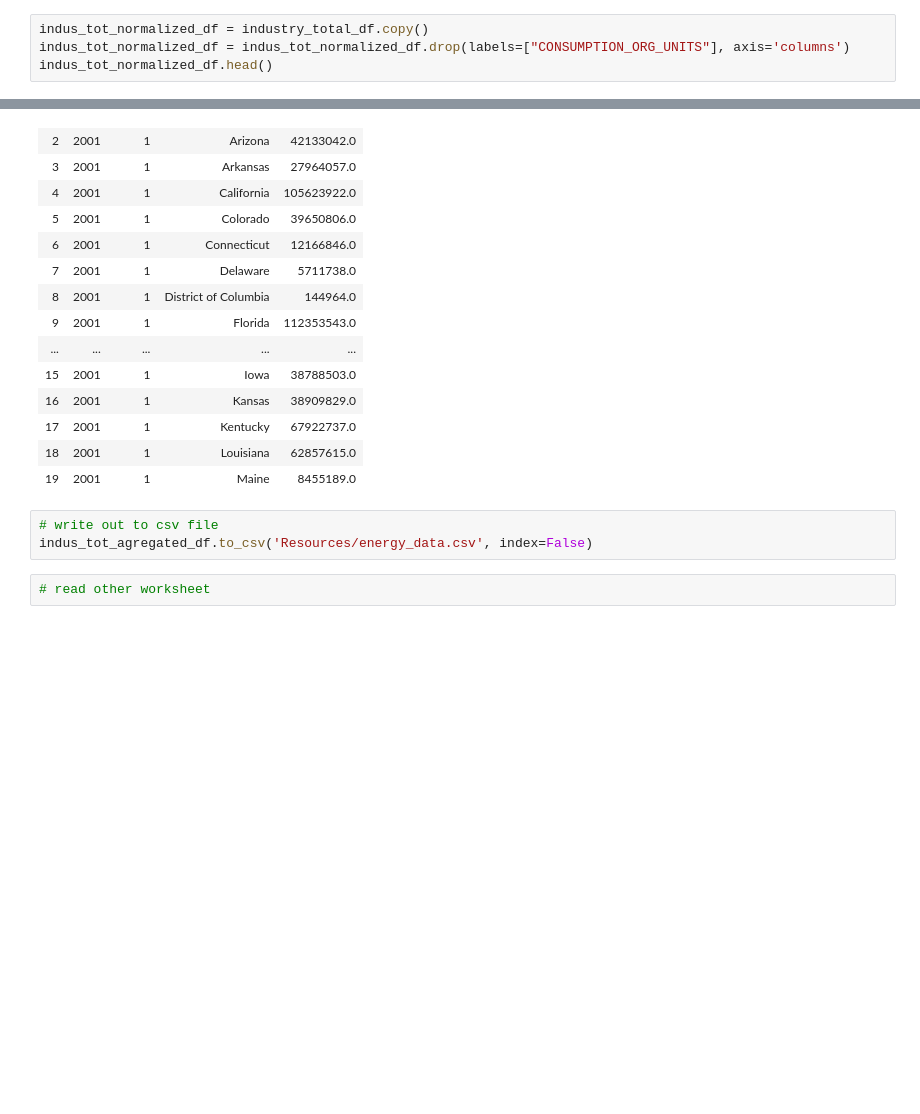
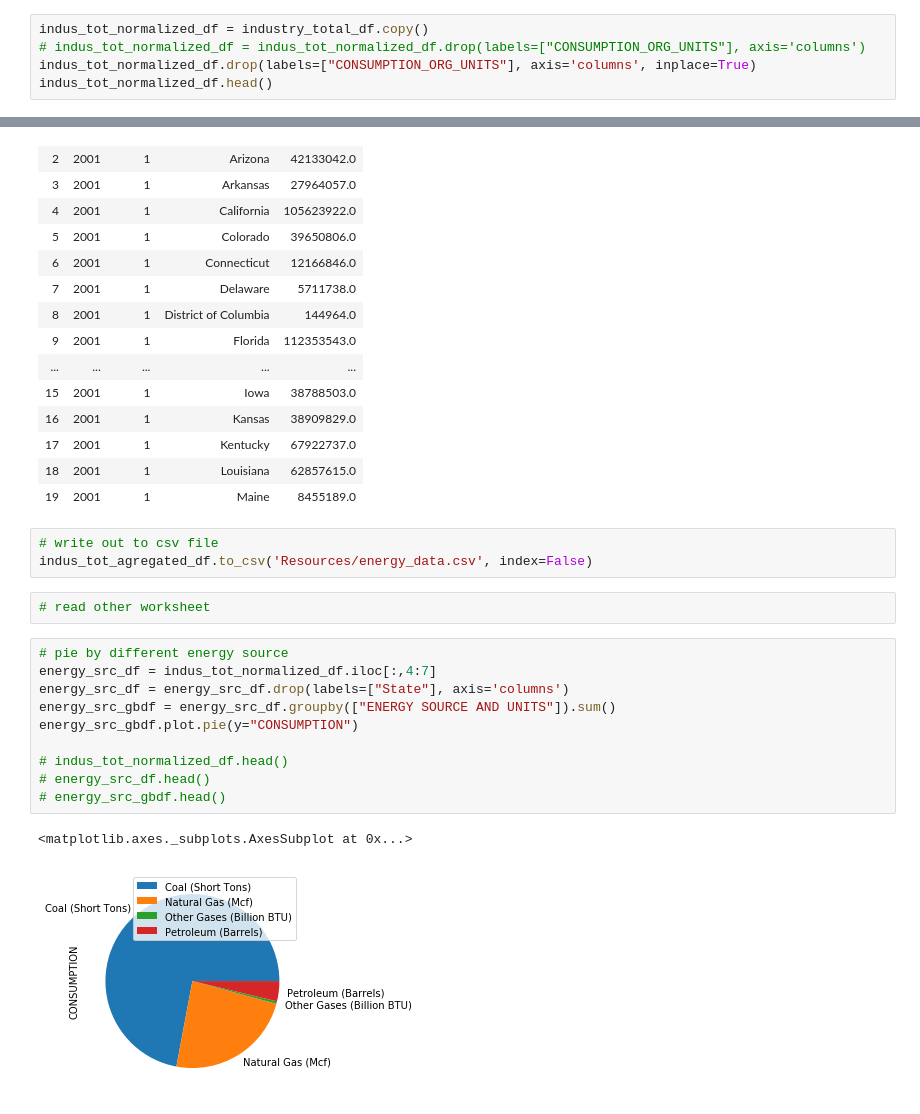
Before and after one commit to Siraj2493/Project-1, a Jupyter notebook: LoadEnergyVer3.ipynb, the cells around one changed output, grey strips where cells are left out. Drawn from its saved outputs; the diff is of its cells as text; blank space fills up the shorter version.

Commit message:
Plots added:

```diff
--- a/LoadEnergyVer3.ipynb
+++ b/LoadEnergyVer3.ipynb
@@ -151,7 +151,8 @@ industry_total_df.head()
 | 4 | 2001 | 2 | AK | Total Electric Power Industry | Petroleum (Barrels) | 119951.0 | Alaska | ... |
 # %%
 indus_tot_normalized_df = industry_total_df.copy()
-indus_tot_normalized_df = indus_tot_normalized_df.drop(labels=["CONSUMPTION_ORG_UNITS"], axis='columns')
+# indus_tot_normalized_df = indus_tot_normalized_df.drop(labels=["CONSUMPTION_ORG_UNITS"], axis='columns')
+indus_tot_normalized_df.drop(labels=["CONSUMPTION_ORG_UNITS"], axis='columns', inplace=True)
 indus_tot_normalized_df.head()
 # %% [output]
 |  | YEAR | MONTH | Abbreviation | TYPE OF PRODUCER | ENERGY SOURCE AND UNITS | State | CONSUMPTION |
@@ -237,3 +257,16 @@ max  395723424.0
 indus_tot_agregated_df.to_csv('Resources/energy_data.csv', index=False)
 # %%
 # read other worksheet
+# %%
+# pie by different energy source
+energy_src_df = indus_tot_normalized_df.iloc[:,4:7]
+energy_src_df = energy_src_df.drop(labels=["State"], axis='columns')
+energy_src_gbdf = energy_src_df.groupby(["ENERGY SOURCE AND UNITS"]).sum()
+energy_src_gbdf.plot.pie(y="CONSUMPTION")
+
+# indus_tot_normalized_df.head()
+# energy_src_df.head()
+# energy_src_gbdf.head()
+# %% [output]
+<matplotlib.axes._subplots.AxesSubplot at 0x...>
+[figure, added]
```
Also changed, not shown: parts of 5 cells of this notebook, 2 other files.
